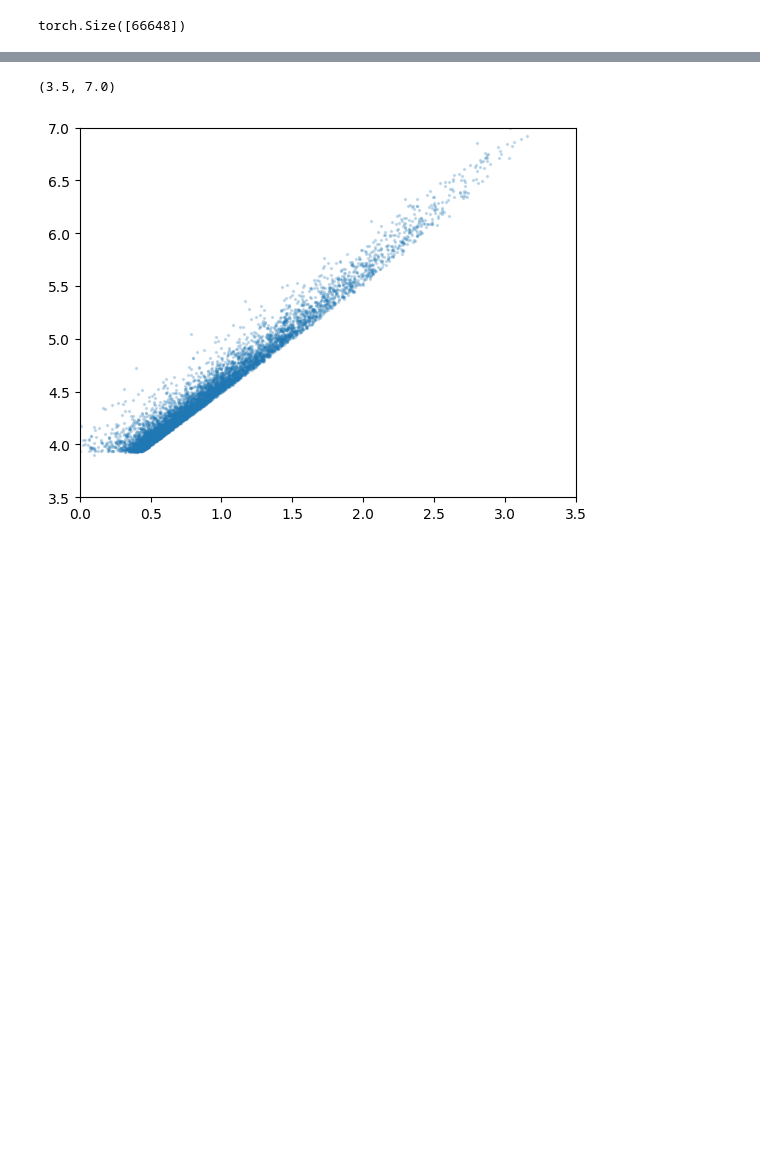
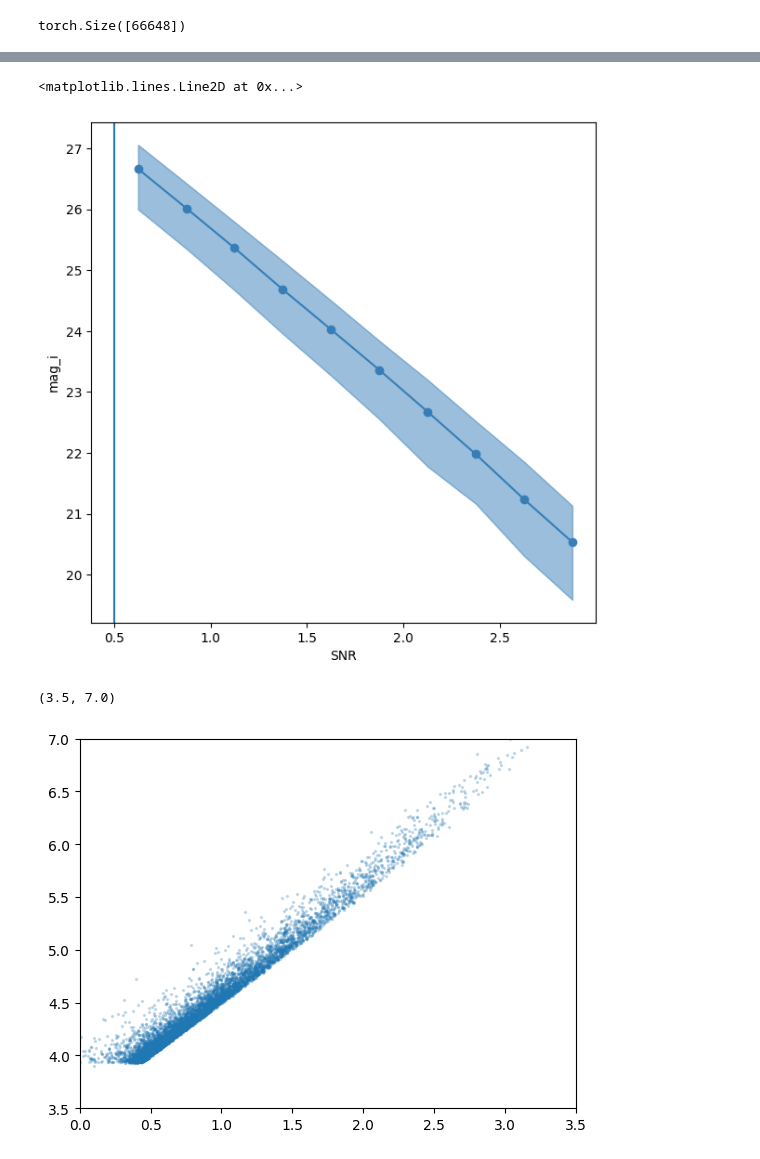
Before and after one commit to ismael-mendoza/bliss, a Jupyter notebook: case_studies/galsim_galaxies/notebooks/individual-galaxy-info-v1.ipynb, the cells around one changed output, grey strips where cells are left out. Cells and saved outputs as stored; diff of their text form; code cells hidden in the pictures; blank space fills up the shorter version.

```diff
--- a/case_studies/galsim_galaxies/notebooks/individual-galaxy-info-v1.ipynb
+++ b/case_studies/galsim_galaxies/notebooks/individual-galaxy-info-v1.ipynb
@@ -126,3 +164,13 @@ plt.axvline(0.5)
+# %%
+from bliss.plotting import scatter_shade_plot
+fig, ax = plt.subplots(1, 1, figsize=(7,7))
+scatter_shade_plot(ax, snr.log10(), mags, xlims=(0.5, 3.0), delta=0.25, qs=(0.025, 0.975))
+plt.ylabel("mag_i")
+plt.xlabel("SNR")
+plt.axvline(0.5)
+# %% [output]
+<matplotlib.lines.Line2D at 0x...>
+[figure, added]
 # %%
 # first simple scatter plot of flux and snr
 plt.scatter(snr.log10()[::10], fluxes.log10()[::10], alpha=0.2, s=2)
```
Also changed, not shown: parts of 53 cells of this notebook.
